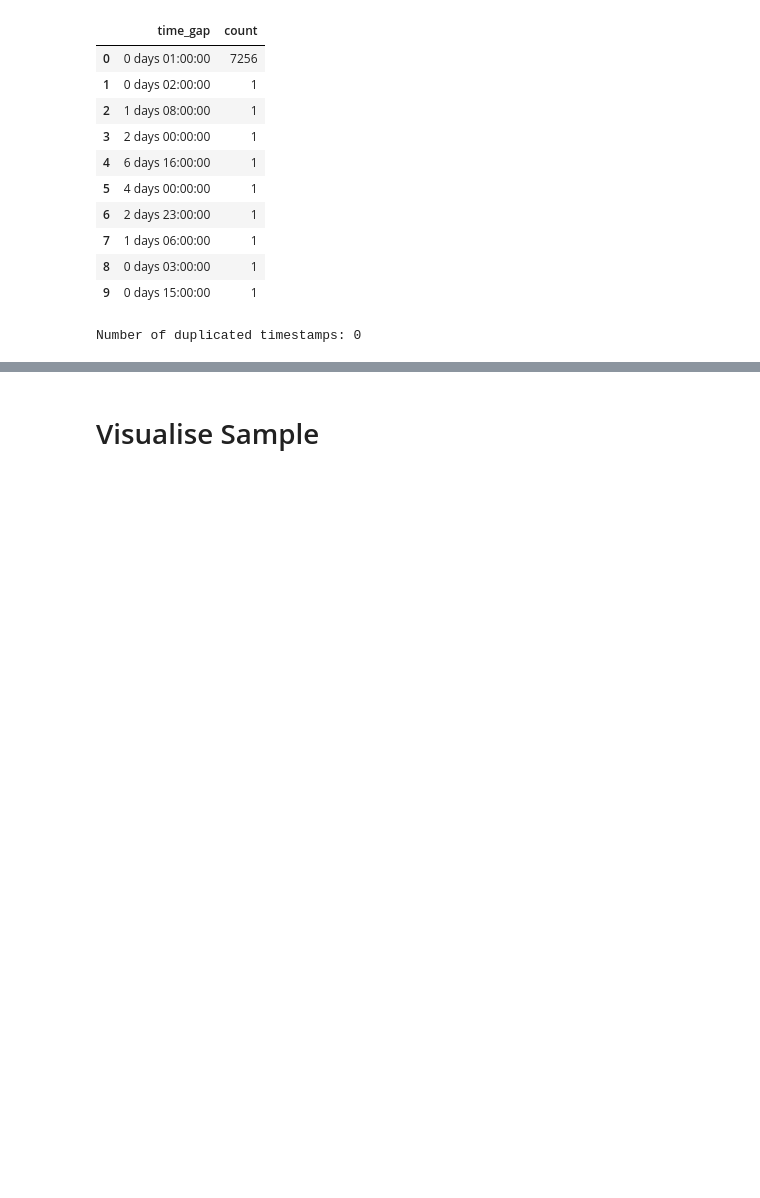
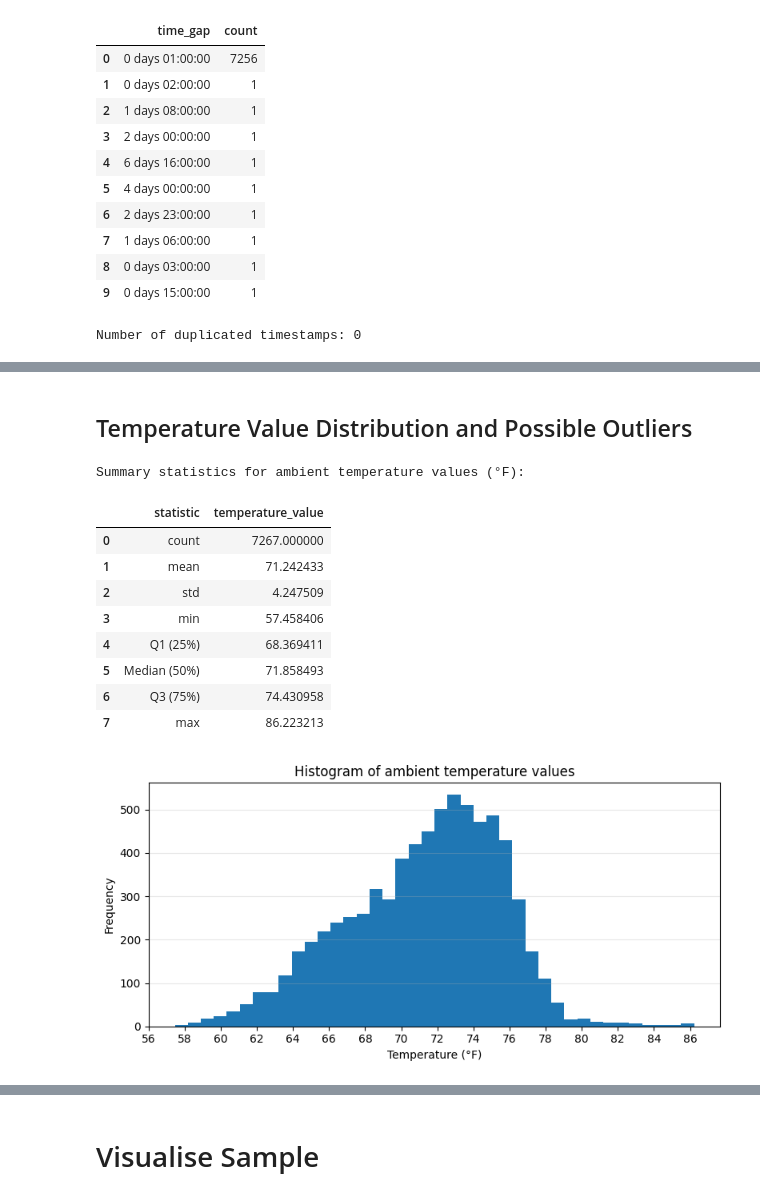
Before and after one commit to Nandipha996/Anomaly-Detection-Research, a Jupyter notebook: notebooks/01_data_overview.ipynb, the cells around one changed output, grey strips where cells are left out. Drawn from its saved outputs; the diff is of its cells as text; code cells hidden in the pictures; blank space fills up the shorter version.

```diff
--- a/notebooks/01_data_overview.ipynb
+++ b/notebooks/01_data_overview.ipynb
@@ -223,0 +241,58 @@ Number of duplicated timestamps: 0
+# %% [markdown]
+## Temperature Value Distribution and Possible Outliers
+# %%
+# Step 18 — Temperature value distribution and possible outliers
+
+import matplotlib.pyplot as plt
+from IPython.display import display
+
+# Summary statistics with human-friendly labels
+temperature_stats = df["value"].describe()
+
+temperature_stats = temperature_stats.rename(index={
+    "25%": "Q1 (25%)",
+    "50%": "Median (50%)",
+    "75%": "Q3 (75%)"
+})
+
+temperature_stats_table = temperature_stats.reset_index()
+temperature_stats_table.columns = ["statistic", "temperature_value"]
+
+print("Summary statistics for ambient temperature values (°F):")
+display(temperature_stats_table)
+
+# Histogram of temperature values
+plt.figure(figsize=(8, 4))
+plt.hist(df["value"], bins=40)
+
+plt.title("Histogram of ambient temperature values")
+plt.xlabel("Temperature (°F)")
+plt.ylabel("Frequency")
+
+# Make x-axis labels more readable
+value_min = df["value"].min()
+value_max = df["value"].max()
+
+x_axis_start = int(value_min) - 1
+x_axis_end = int(value_max) + 2
+x_axis_step = 2
+
+plt.xticks(range(x_axis_start, x_axis_end, x_axis_step))
+
+# Add a light horizontal grid to help compare bar heights
+plt.grid(axis="y", alpha=0.3)
+
+plt.tight_layout()
+plt.show()
+# %% [output]
+Summary statistics for ambient temperature values (°F):
+|  | statistic | temperature_value |
+| 0 | count | 7267.000000 |
+| 1 | mean | 71.242433 |
+| 2 | std | 4.247509 |
+| 3 | min | 57.458406 |
+| 4 | Q1 (25%) | 68.369411 |
+| 5 | Median (50%) | 71.858493 |
+| 6 | Q3 (75%) | 74.430958 |
+| 7 | max | 86.223213 |
+[figure, added]
```
Also changed, not shown: parts of 13 cells of this notebook, 1 other file.
